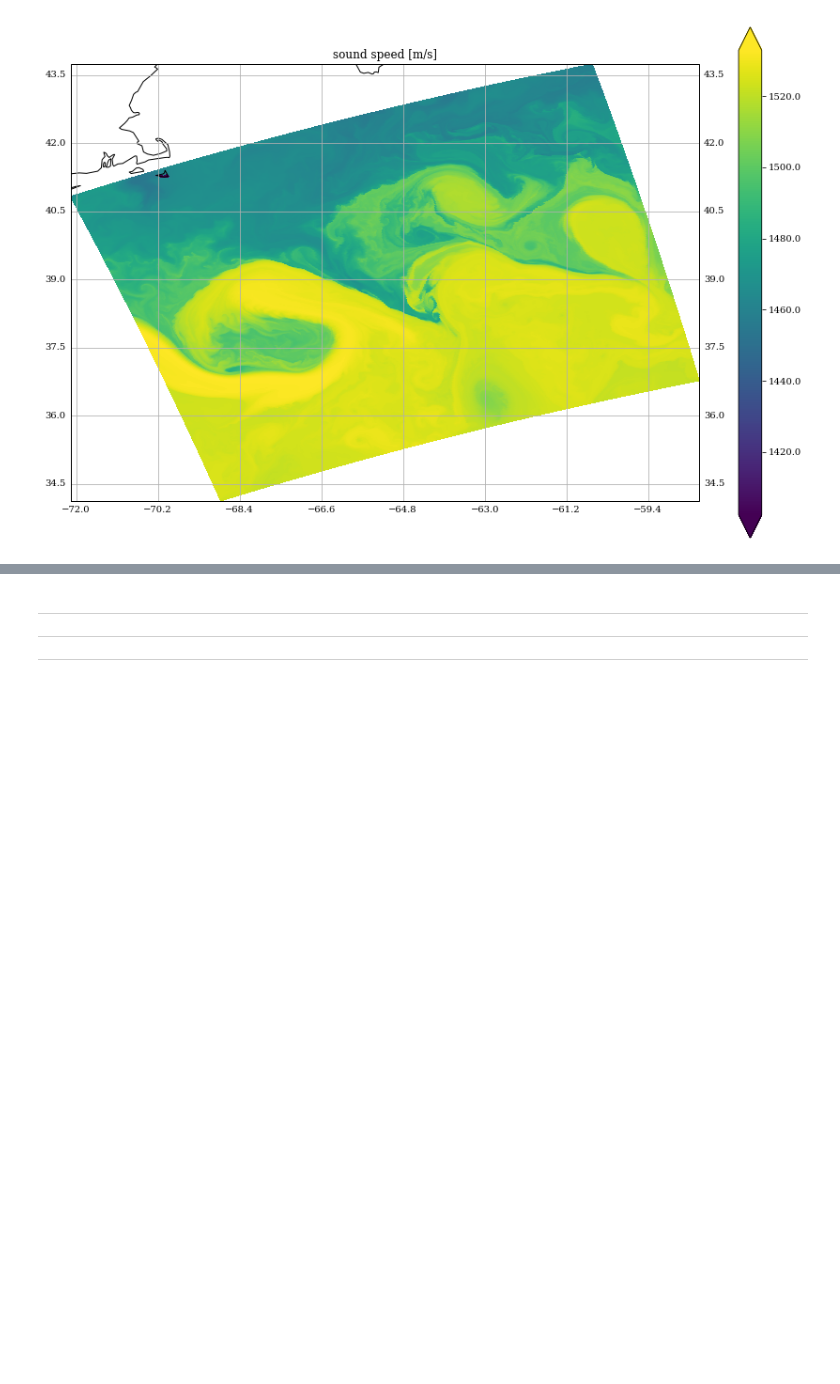
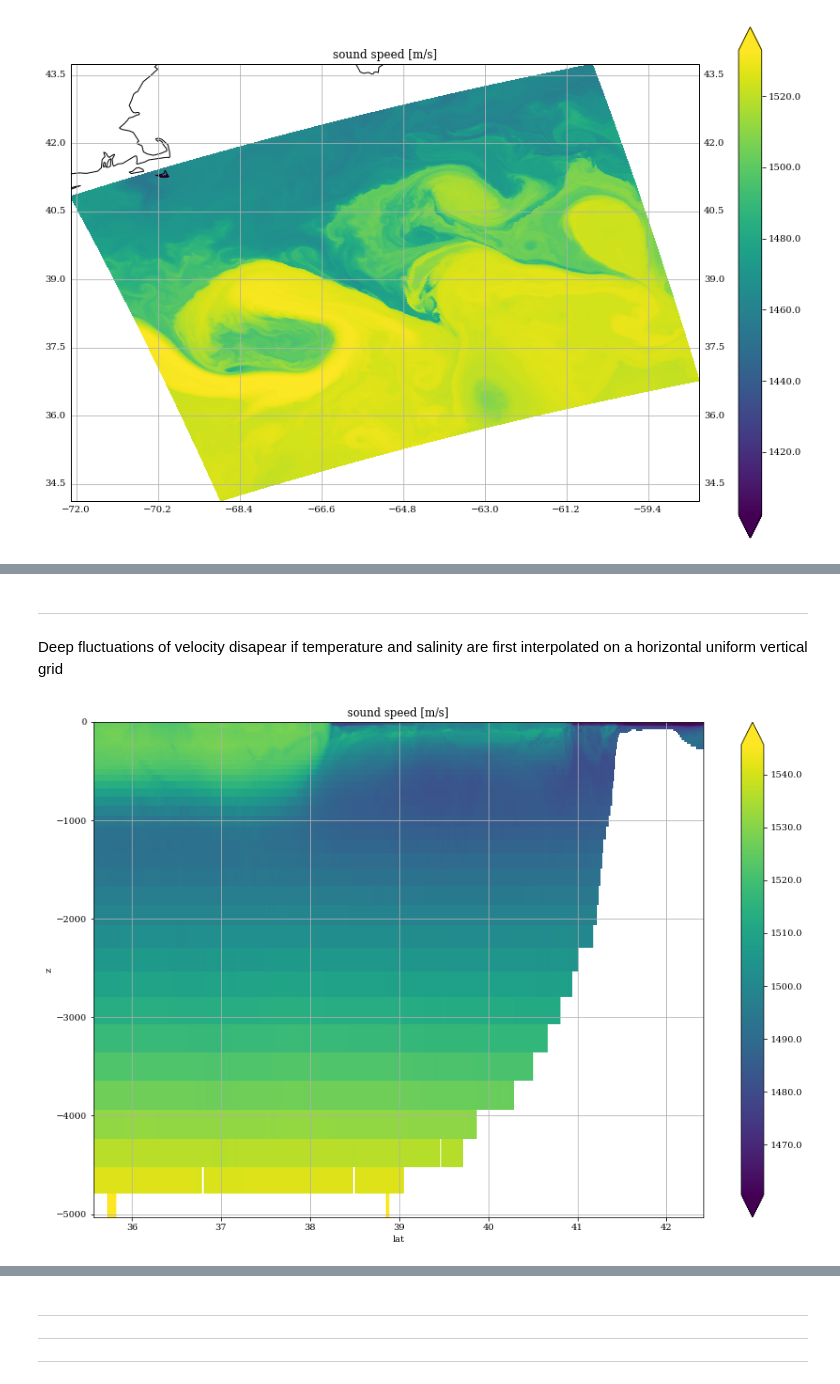
Before and after one commit to apatlpo/cognac, a Jupyter notebook: flow/celerity_maps.ipynb, the cells around one changed output, grey strips where cells are left out. Drawn from its saved outputs; the diff is of its cells as text; code cells hidden in the pictures; blank space fills up the shorter version.

```diff
--- a/flow/celerity_maps.ipynb
+++ b/flow/celerity_maps.ipynb
@@ -152,0 +175,25 @@ ax.grid(True)
+# %% [markdown]
+---
+
+Deep fluctuations of velocity disapear if temperature and salinity are first interpolated on a horizontal uniform vertical grid
+# %%
+# interpolate on now a horizontally uniform grid
+
+ilat=0
+z_uni = z[:,ilat,None]
+T_uni = interp2z0(z_uni, z[:,:,None], T[it,:,:,[ilon]])[:,:,0]
+S_uni = interp2z0(z_uni, z[:,:,None], S[it,:,:,[ilon]])[:,:,0]
+c_uni = get_soundc(T_uni, S_uni, z_uni, lon, lat)
+
+
+plt.figure(figsize=(15,10))
+ax=plt.subplot(111)
+toplt = c_uni
+im = ax.pcolormesh(lat,z_uni,toplt,cmap=cmap)
+cbar = plt.colorbar(im, format='%.1f', extend='both')
+ax.set_xlabel('lat')
+ax.set_ylabel('z')
+ax.set_title('sound speed [m/s]')
+ax.grid(True)
+# %% [output]
+[figure, added]
```
Also changed, not shown: parts of 8 cells of this notebook, 3 other files.
